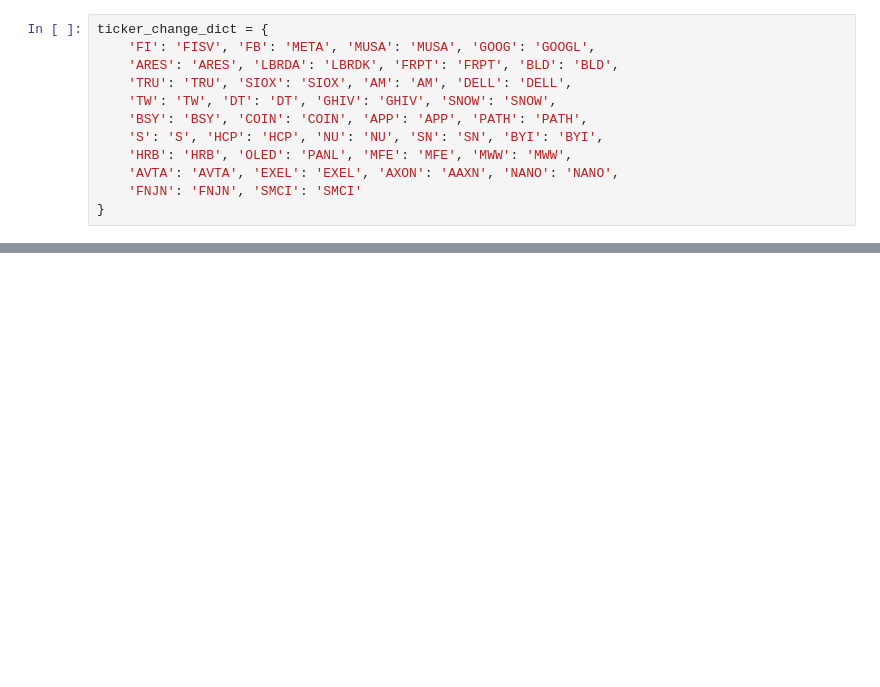
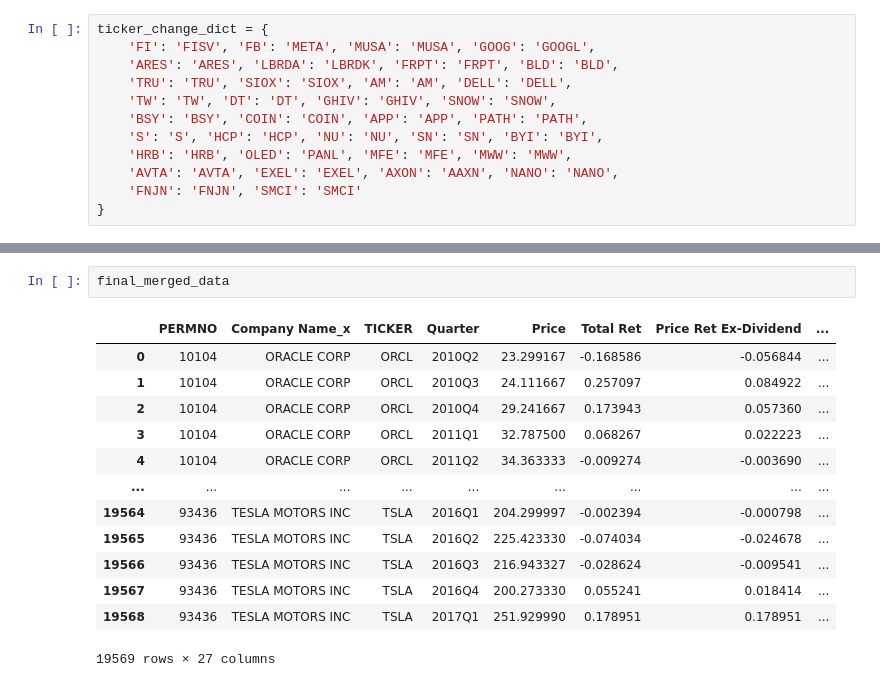
Before and after one commit to jajajalalalala/factor_analysis, a Jupyter notebook: data_builder.ipynb, the cells around one changed output, grey strips where cells are left out. Cells and saved outputs as stored; diff of their text form; blank space fills up the shorter version.

```diff
--- a/project.ipynb
+++ b/data_builder.ipynb
@@ -514,0 +531,16 @@ final_merged_data.to_csv("final_merged_data.csv", index=False)
+# %%
+final_merged_data
+# %% [output]
+|  | PERMNO | Company Name_x | TICKER | Quarter | Price | Total Ret | Price Ret Ex-Dividend | ... |
+| 0 | 10104 | ORACLE CORP | ORCL | 2010Q2 | 23.299167 | -0.168586 | -0.056844 | ... |
+| 1 | 10104 | ORACLE CORP | ORCL | 2010Q3 | 24.111667 | 0.257097 | 0.084922 | ... |
+| 2 | 10104 | ORACLE CORP | ORCL | 2010Q4 | 29.241667 | 0.173943 | 0.057360 | ... |
+| 3 | 10104 | ORACLE CORP | ORCL | 2011Q1 | 32.787500 | 0.068267 | 0.022223 | ... |
+| 4 | 10104 | ORACLE CORP | ORCL | 2011Q2 | 34.363333 | -0.009274 | -0.003690 | ... |
+| ... | ... | ... | ... | ... | ... | ... | ... | ... |
+| 19564 | 93436 | TESLA MOTORS INC | TSLA | 2016Q1 | 204.299997 | -0.002394 | -0.000798 | ... |
+| 19565 | 93436 | TESLA MOTORS INC | TSLA | 2016Q2 | 225.423330 | -0.074034 | -0.024678 | ... |
+| 19566 | 93436 | TESLA MOTORS INC | TSLA | 2016Q3 | 216.943327 | -0.028624 | -0.009541 | ... |
+| 19567 | 93436 | TESLA MOTORS INC | TSLA | 2016Q4 | 200.273330 | 0.055241 | 0.018414 | ... |
+| 19568 | 93436 | TESLA MOTORS INC | TSLA | 2017Q1 | 251.929990 | 0.178951 | 0.178951 | ... |
+19569 rows × 27 columns
```
Also changed, not shown: parts of 8 cells of this notebook, 1 other file.
